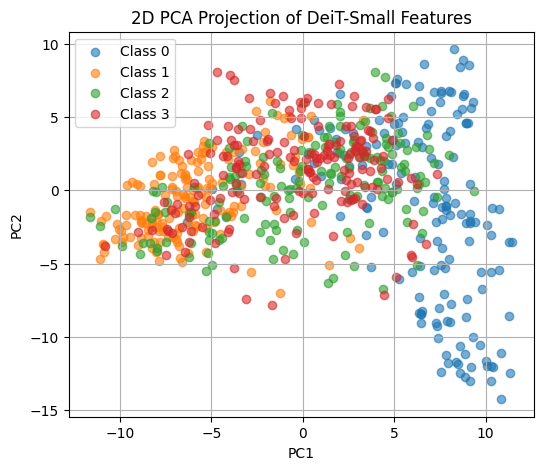
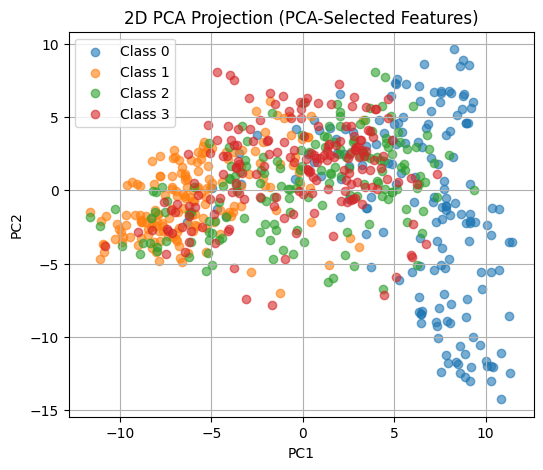
The change to this notebook cell's code, shown as a diff; its figure went from the first image to the second:
--- before
+++ after
@@ -2,5 +2,5 @@
 
 pca_2d = PCA(n_components=2)
-X_train_2d = pca_2d.fit_transform(X_train)
+X_train_2d = pca_2d.fit_transform(X_train_pca)
 
 plt.figure(figsize=(6, 5))
@@ -15,5 +15,5 @@
 plt.xlabel("PC1")
 plt.ylabel("PC2")
-plt.title("2D PCA Projection of DeiT-Small Features")
+plt.title("2D PCA Projection (PCA-Selected Features)")
 plt.legend()
 plt.grid(True)

Commit: Added comments and Finalized the code